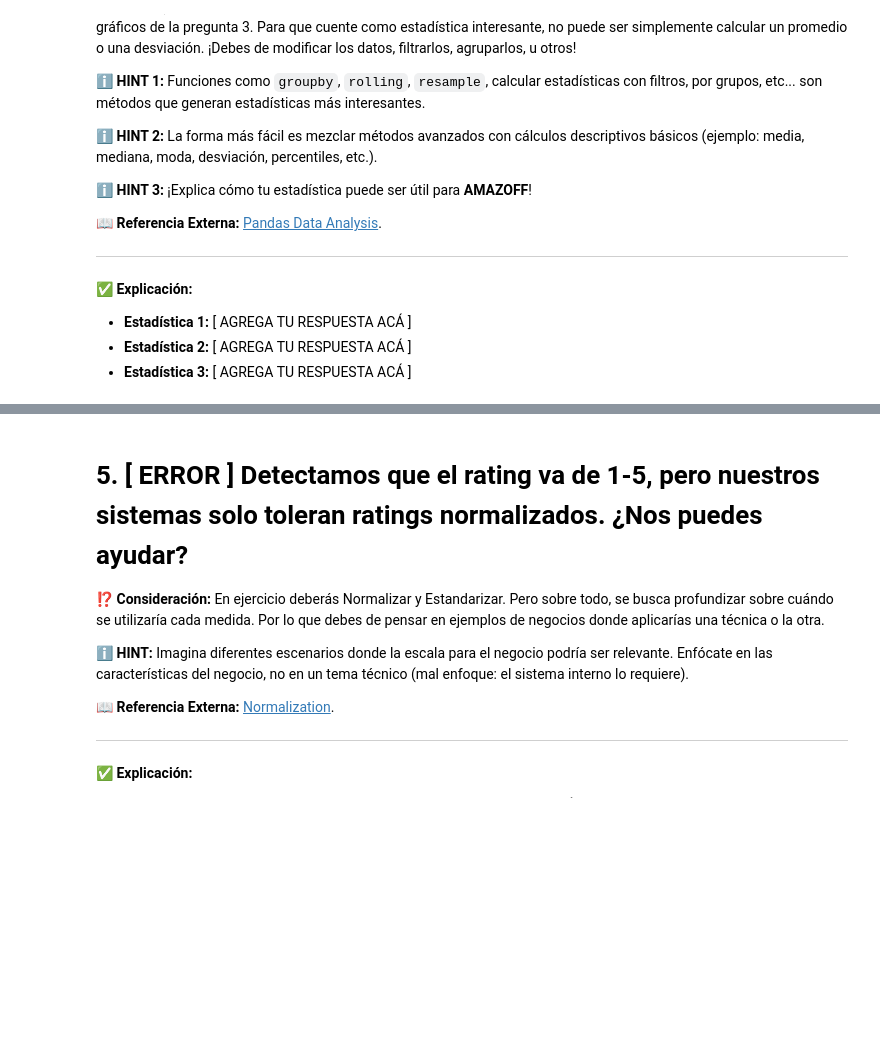
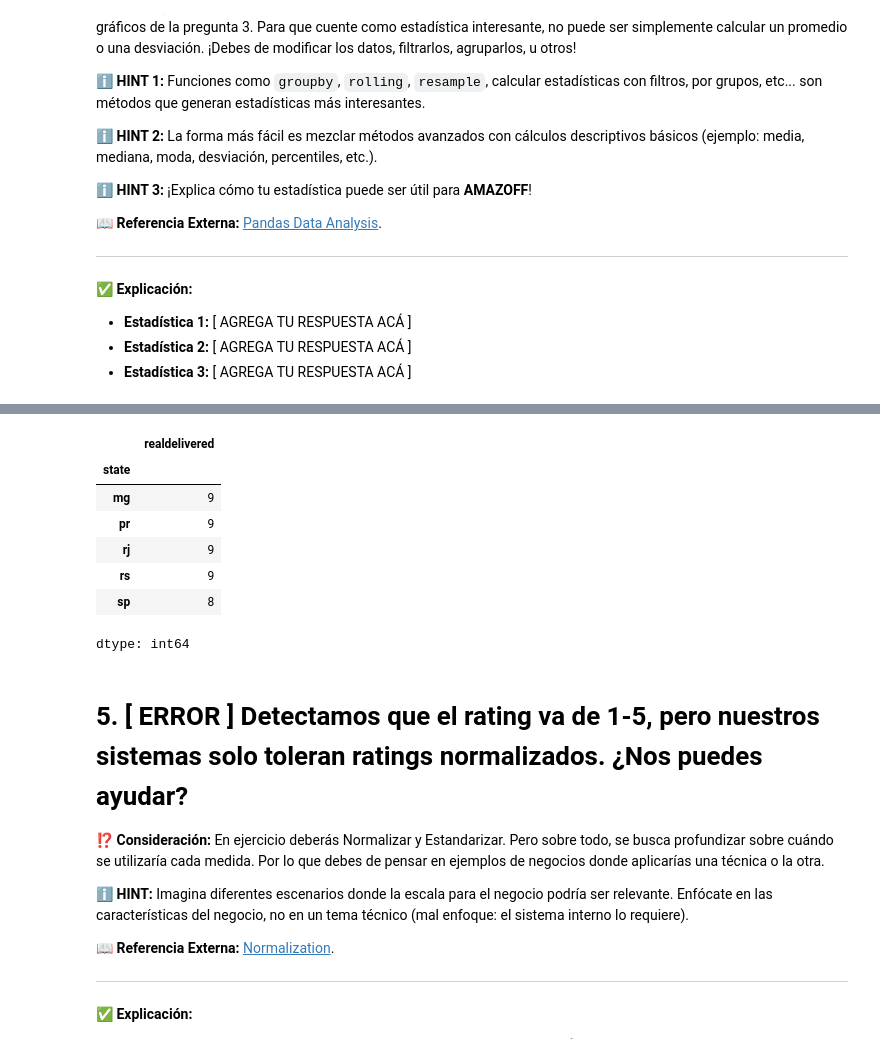
Before and after one commit to julvc/python_diplo, a Jupyter notebook: Julio_Varas_MP1.ipynb, the cells around one changed output, grey strips where cells are left out. Drawn from its saved outputs; the diff is of its cells as text; code cells hidden in the pictures; blank space fills up the shorter version.

```diff
--- a/Julio_Varas_MP1.ipynb
+++ b/Julio_Varas_MP1.ipynb
@@ -556,0 +543,15 @@ ax.margins(y=0.1)
+# %%
+# Estadística 2: [ TÍTULO DE LA ESTADÍSTICA ]
+
+#TIEMPO REAL DE DEMORA EN ENTREGAS
+df['realdelivered'] = (df['estimated_delivery'] - df['delivered']).dt.days
+(round(df.groupby('state')['realdelivered'].mean(),0)).astype(int)
+# %% [output]
+|  | realdelivered |
+| state |  |
+| mg | 9 |
+| pr | 9 |
+| rj | 9 |
+| rs | 9 |
+| sp | 8 |
+dtype: int64
```
Also changed, not shown: parts of 11 cells of this notebook.
